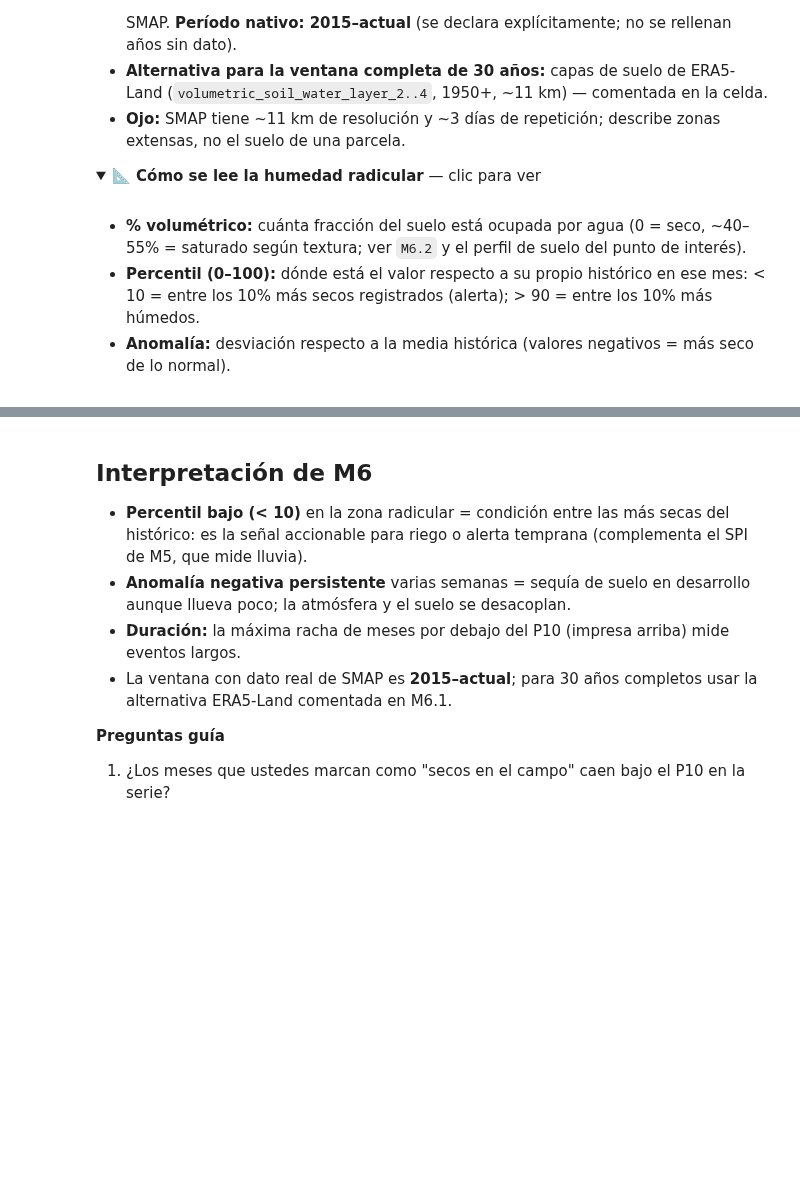
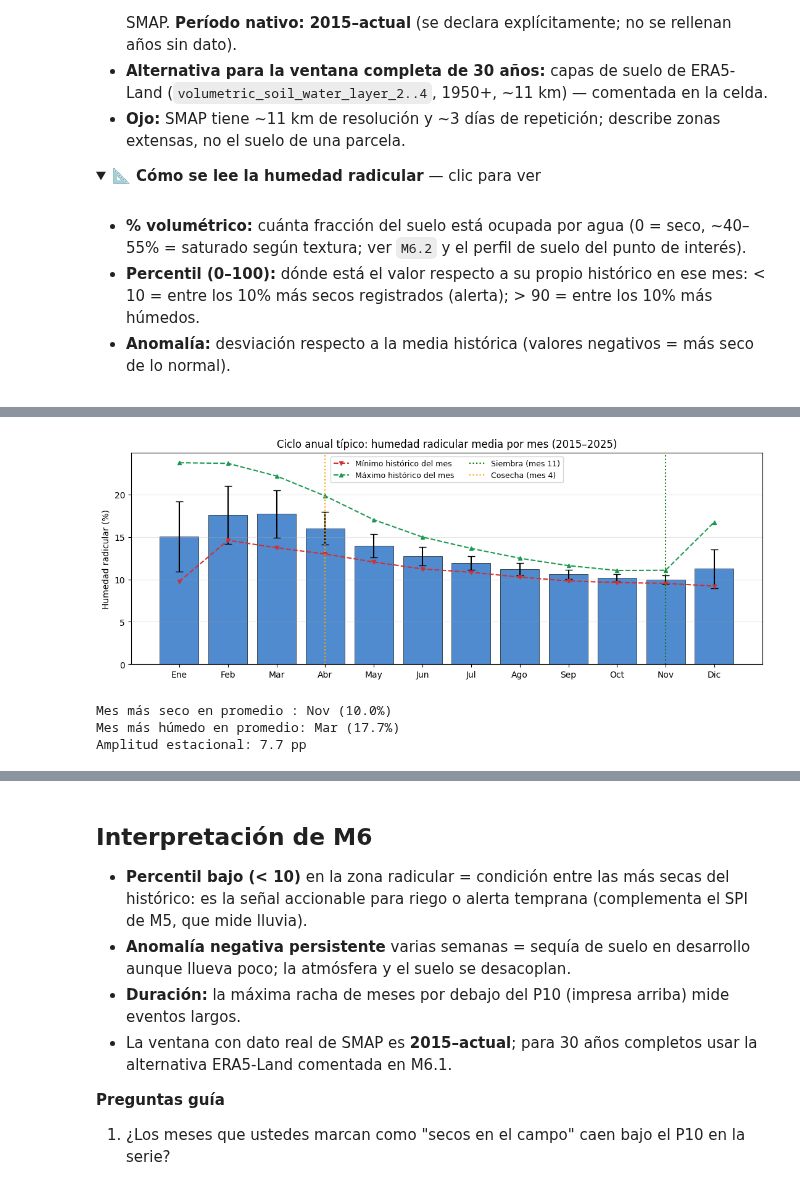
Before and after one commit to AGRIdigital-Climbat/PlantillaMapa, a Jupyter notebook: 06_Humedad_Suelo/01_humedad_suelo.ipynb, the cells around one changed output, grey strips where cells are left out. Drawn from its saved outputs; the diff is of its cells as text; code cells hidden in the pictures; folded sections open; blank space fills up the shorter version.

```diff
--- a/06_Humedad_Suelo/01_humedad_suelo.ipynb
+++ b/06_Humedad_Suelo/01_humedad_suelo.ipynb
@@ -586,0 +904,44 @@ Map_m6
+# %%
+# ============================================================
+# M6.4 Climatología mensual de la humedad radicular
+# ============================================================
+# Para cada mes (1-12) se promedia TODOS los años disponibles.
+# Muestra el ciclo anual típico: qué mes es el más seco, cuál el más húmedo.
+
+df_clim = df_sm.copy()
+df_clim["mes"] = df_clim.index.month
+clim = df_clim.groupby("mes")["rootzone_pct"].agg(["mean", "std", "min", "max"])
+
+fig, ax = plt.subplots(figsize=(11, 4.2))
+ax.bar(clim.index, clim["mean"], yerr=clim["std"], capsize=4,
+       color="#1565c0", alpha=0.75, edgecolor="black", linewidth=0.6)
+ax.plot(clim.index, clim["min"], "v--", color="#d32f2f",
+        ms=5, label="Mínimo histórico del mes")
+ax.plot(clim.index, clim["max"], "^--", color="#1a9850",
+        ms=5, label="Máximo histórico del mes")
+
+# Marcar siembra y cosecha
+ax.axvline(CALENDARIO["siembra"], color="green", ls=":",
+           label=f"Siembra (mes {CALENDARIO['siembra']})")
+ax.axvline(CALENDARIO["cosecha"], color="orange", ls=":",
+           label=f"Cosecha (mes {CALENDARIO['cosecha']})")
+
+ax.set_xticks(MESES)
+ax.set_xticklabels(MESES_ES)
+ax.set_ylabel("Humedad radicular (%)")
+ax.set_title("Ciclo anual típico: humedad radicular media por mes (2015–2025)")
+ax.legend(fontsize=9, ncol=2)
+ax.grid(alpha=0.3, axis="y")
+plt.tight_layout()
+plt.show()
+
+mes_seco = int(clim["mean"].idxmin())
+mes_hum  = int(clim["mean"].idxmax())
+print(f"Mes más seco en promedio : {MESES_ES[mes_seco-1]} ({clim['mean'].min():.1f}%)")
+print(f"Mes más húmedo en promedio: {MESES_ES[mes_hum-1]} ({clim['mean'].max():.1f}%)")
+print(f"Amplitud estacional: {clim['mean'].max() - clim['mean'].min():.1f} pp")
+# %% [output]
+[figure, added]
+Mes más seco en promedio : Nov (10.0%)
+Mes más húmedo en promedio: Mar (17.7%)
+Amplitud estacional: 7.7 pp
```
Also changed, not shown: parts of 5 cells of this notebook.
